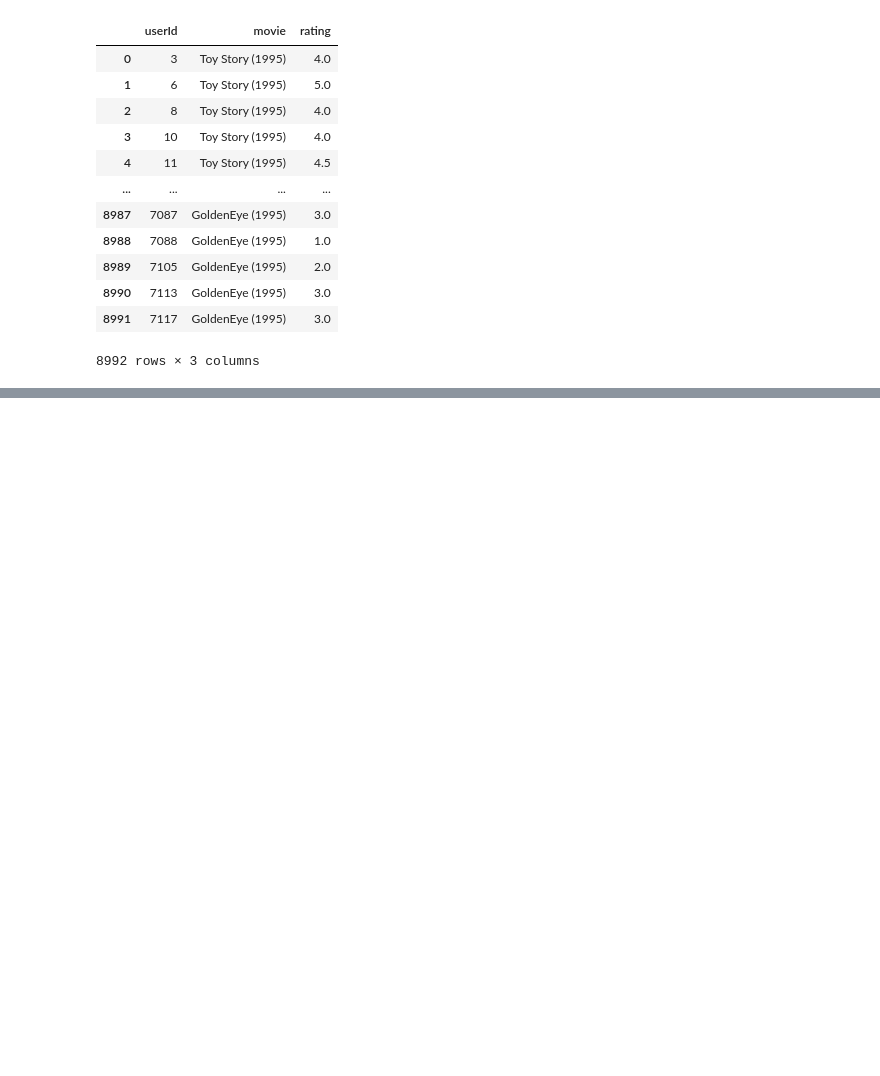
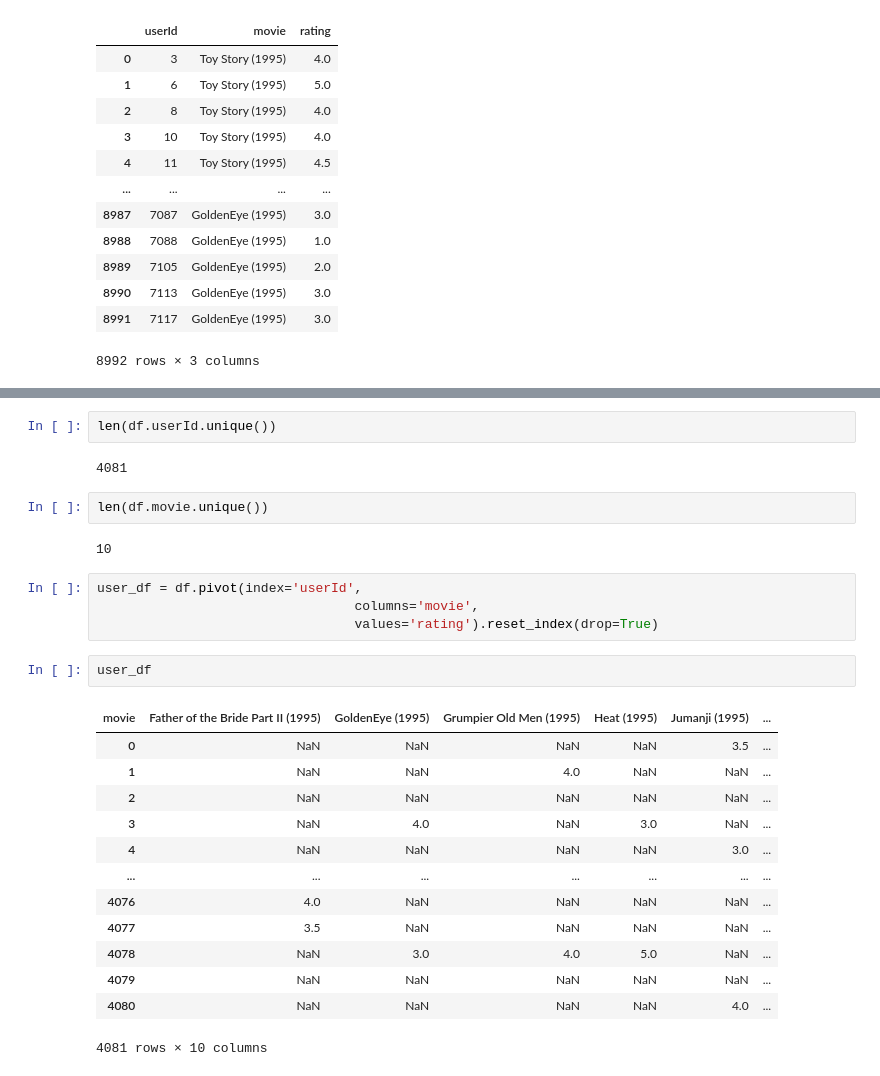
Before and after one commit to tallurikishore1/649, a Jupyter notebook: MOVIE.ipynb, the cells around one changed output, grey strips where cells are left out. Cells and saved outputs as stored; diff of their text form; blank space fills up the shorter version.

```diff
--- a/MOVIE.ipynb
+++ b/MOVIE.ipynb
@@ -29,0 +55,28 @@ df
+# %%
+len(df.userId.unique())
+# %% [output]
+4081
+# %%
+len(df.movie.unique())
+# %% [output]
+10
+# %%
+user_df = df.pivot(index='userId',
+                                 columns='movie',
+                                 values='rating').reset_index(drop=True)
+# %%
+user_df
+# %% [output]
+| movie | Father of the Bride Part II (1995) | GoldenEye (1995) | Grumpier Old Men (1995) | Heat (1995) | Jumanji (1995) | ... |
+| 0 | NaN | NaN | NaN | NaN | 3.5 | ... |
+| 1 | NaN | NaN | 4.0 | NaN | NaN | ... |
+| 2 | NaN | NaN | NaN | NaN | NaN | ... |
+| 3 | NaN | 4.0 | NaN | 3.0 | NaN | ... |
+| 4 | NaN | NaN | NaN | NaN | 3.0 | ... |
+| ... | ... | ... | ... | ... | ... | ... |
+| 4076 | 4.0 | NaN | NaN | NaN | NaN | ... |
+| 4077 | 3.5 | NaN | NaN | NaN | NaN | ... |
+| 4078 | NaN | 3.0 | 4.0 | 5.0 | NaN | ... |
+| 4079 | NaN | NaN | NaN | NaN | NaN | ... |
+| 4080 | NaN | NaN | NaN | NaN | 4.0 | ... |
+4081 rows × 10 columns
```
Also changed, not shown: parts of 3 cells of this notebook.
